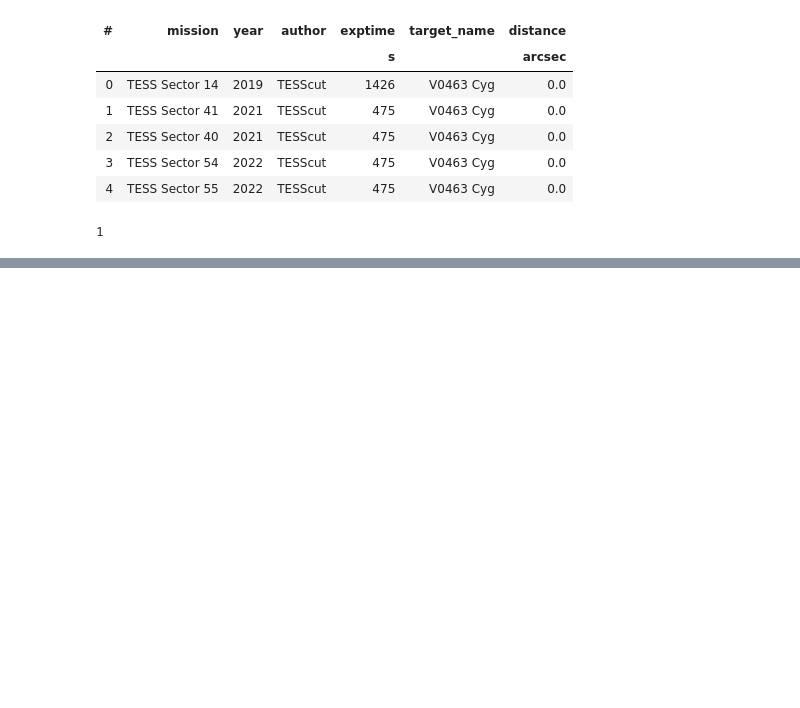
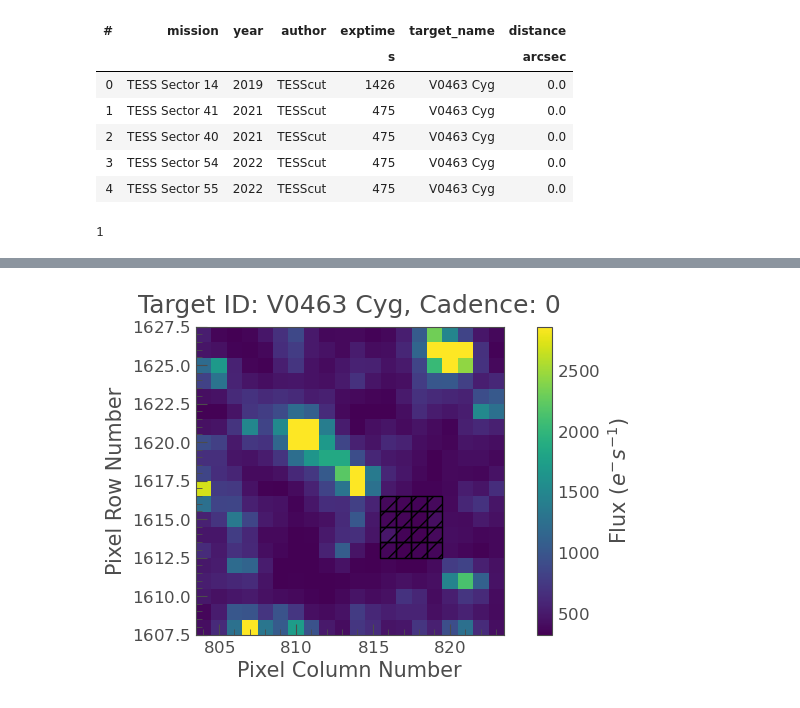
Before and after one commit to pdeeskow/TESS-BAV, a Jupyter notebook: TESS_CUT.ipynb, the cells around one changed output, grey strips where cells are left out. Cells and saved outputs as stored; diff of their text form; code cells hidden in the pictures; blank space fills up the shorter version.

```diff
--- a/TESS_CUT.ipynb
+++ b/TESS_CUT.ipynb
@@ -31,0 +60,4 @@ tpf.animate()
+# %%
+tpf.plot(aperture_mask=background_mask, mask_color='k');
+# %% [output]
+[figure, added]
```
Also changed, not shown: parts of 8 cells of this notebook.
